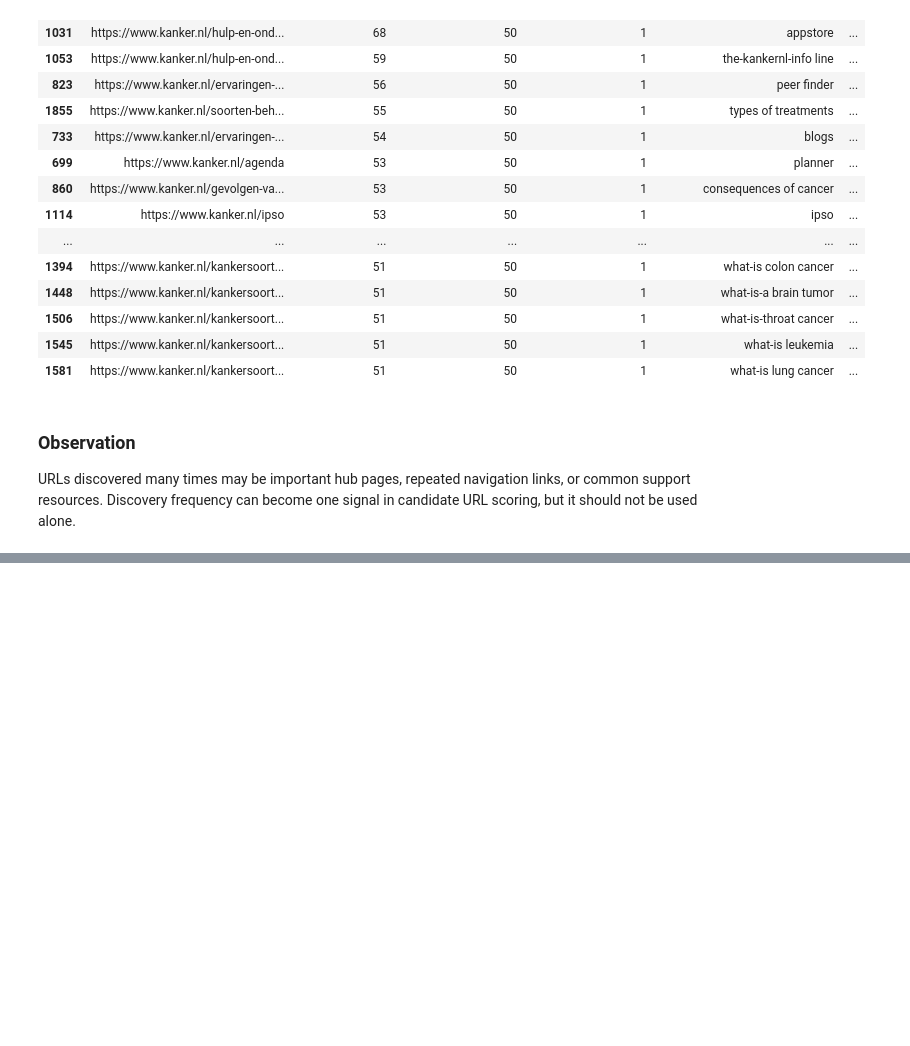
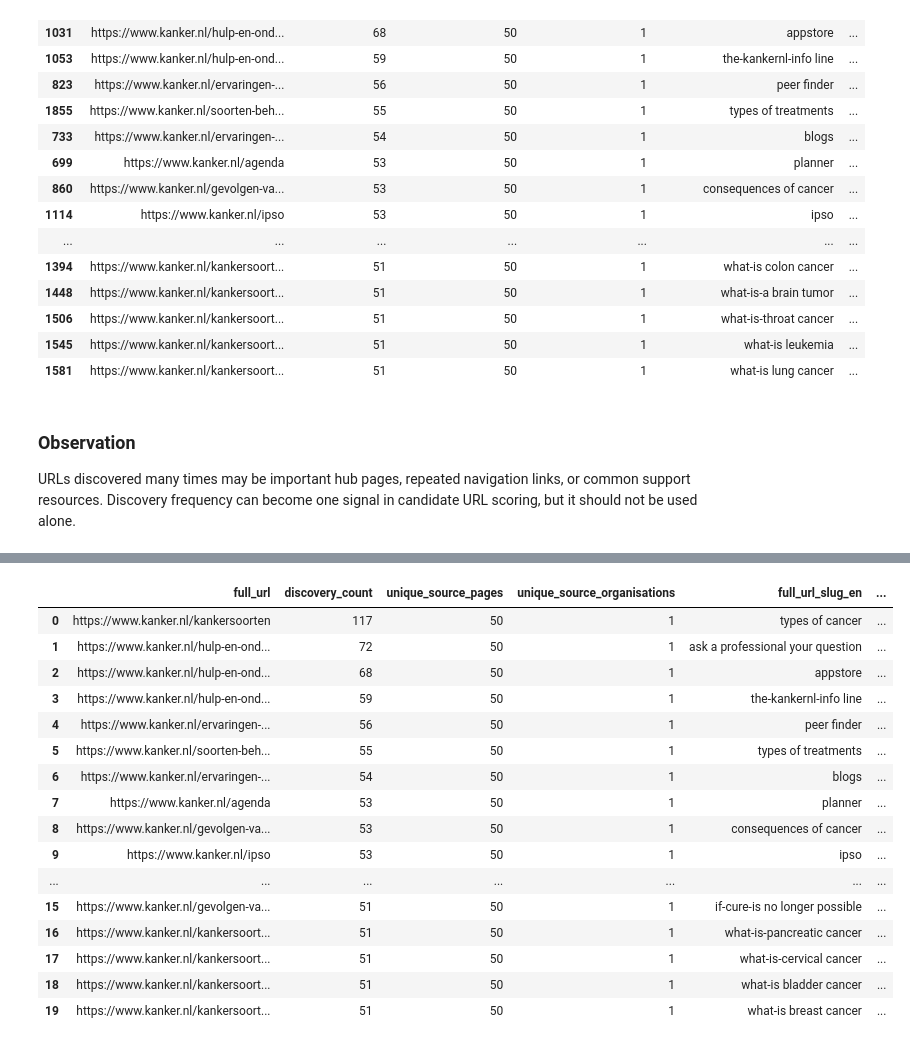
Before and after one commit to MosElAgab/Cancer-Support-Netherlands-CSN, a Jupyter notebook: new/notebooks/C_discovered_links_analysis.ipynb, the cells around one changed output, grey strips where cells are left out. Cells and saved outputs as stored; diff of their text form; code cells hidden in the pictures; blank space fills up the shorter version.

Commit message:
create URL-level dataset for automated scoring

```diff
--- a/new/notebooks/C_discovered_links_analysis.ipynb
+++ b/new/notebooks/C_discovered_links_analysis.ipynb
@@ -729,0 +736,72 @@ Next notebook should use these columns to create candidate URL filtering and sco
+# %%
+URL_SCORING_DATA_PATH = Path("../data/interim/discovered_urls_for_scoring.csv")
+
+
+def unique_join(values, limit=5):
+    unique_values = list(dict.fromkeys(values.dropna().astype(str)))
+    return "; ".join(unique_values[:limit])
+
+
+def unique_text(values):
+    unique_values = list(dict.fromkeys(values.dropna().astype(str)))
+    return " ".join(unique_values)
+
+
+def most_common_value(values):
+    non_null_values = values.dropna().astype(str)
+
+    if non_null_values.empty:
+        return None
+
+    return non_null_values.value_counts().index[0]
+
+
+url_text_parts_df = (
+    df
+    .groupby("full_url", dropna=False)
+    .agg(
+        link_text_all=("link_text_en", unique_text),
+        source_page_slug_all=("source_page_slug_en", unique_text),
+    )
+    .reset_index()
+)
+
+url_level_df = (
+    df
+    .groupby("full_url", dropna=False)
+    .agg(
+        discovery_count=("full_url", "size"),
+        unique_source_pages=("source_page", "nunique"),
+        unique_source_organisations=("source_organisation", "nunique"),
+        full_url_slug_en=("full_url_slug_en", most_common_value),
+        url_section_en=("url_section_en", most_common_value),
+        link_text_examples=("link_text_en", unique_join),
+        source_page_examples=("source_page", unique_join),
+        source_page_slug_examples=("source_page_slug_en", unique_join),
+    )
+    .reset_index()
+    .merge(url_text_parts_df, on="full_url", how="left")
+)
+
+url_level_df["url_text"] = (
+    url_level_df["link_text_all"].fillna("") + " "
+    + url_level_df["full_url_slug_en"].fillna("") + " "
+    + url_level_df["url_section_en"].fillna("") + " "
+    + url_level_df["source_page_slug_all"].fillna("")
+).str.replace(r"\s+", " ", regex=True).str.strip()
+
+url_level_df = (
+    url_level_df
+    .drop(columns=["link_text_all", "source_page_slug_all"])
+    .sort_values(
+        ["unique_source_organisations", "unique_source_pages", "discovery_count", "full_url"],
+        ascending=[False, False, False, True],
+    )
+    .reset_index(drop=True)
+)
+
+print("unique destination URLs:", len(url_level_df))
+print("output path:", URL_SCORING_DATA_PATH)
+
+url_level_df.head(20)
+# %% [output]
@@ -729,0 +810,17 @@ Next notebook should use these columns to create candidate URL filtering and sco
+|  | full_url | discovery_count | unique_source_pages | unique_source_organisations | full_url_slug_en | ... |
+| 0 | https://www.kanker.nl/kankersoorten | 117 | 50 | 1 | types of cancer | ... |
+| 1 | https://www.kanker.nl/hulp-en-ond... | 72 | 50 | 1 | ask a professional your question | ... |
+| 2 | https://www.kanker.nl/hulp-en-ond... | 68 | 50 | 1 | appstore | ... |
+| 3 | https://www.kanker.nl/hulp-en-ond... | 59 | 50 | 1 | the-kankernl-info line | ... |
+| 4 | https://www.kanker.nl/ervaringen-... | 56 | 50 | 1 | peer finder | ... |
+| 5 | https://www.kanker.nl/soorten-beh... | 55 | 50 | 1 | types of treatments | ... |
+| 6 | https://www.kanker.nl/ervaringen-... | 54 | 50 | 1 | blogs | ... |
+| 7 | https://www.kanker.nl/agenda | 53 | 50 | 1 | planner | ... |
+| 8 | https://www.kanker.nl/gevolgen-va... | 53 | 50 | 1 | consequences of cancer | ... |
+| 9 | https://www.kanker.nl/ipso | 53 | 50 | 1 | ipso | ... |
+| ... | ... | ... | ... | ... | ... | ... |
+| 15 | https://www.kanker.nl/gevolgen-va... | 51 | 50 | 1 | if-cure-is no longer possible | ... |
+| 16 | https://www.kanker.nl/kankersoort... | 51 | 50 | 1 | what-is-pancreatic cancer | ... |
+| 17 | https://www.kanker.nl/kankersoort... | 51 | 50 | 1 | what-is-cervical cancer | ... |
+| 18 | https://www.kanker.nl/kankersoort... | 51 | 50 | 1 | what-is bladder cancer | ... |
+| 19 | https://www.kanker.nl/kankersoort... | 51 | 50 | 1 | what-is breast cancer | ... |
```
Also changed, not shown: parts of 4 cells of this notebook.
